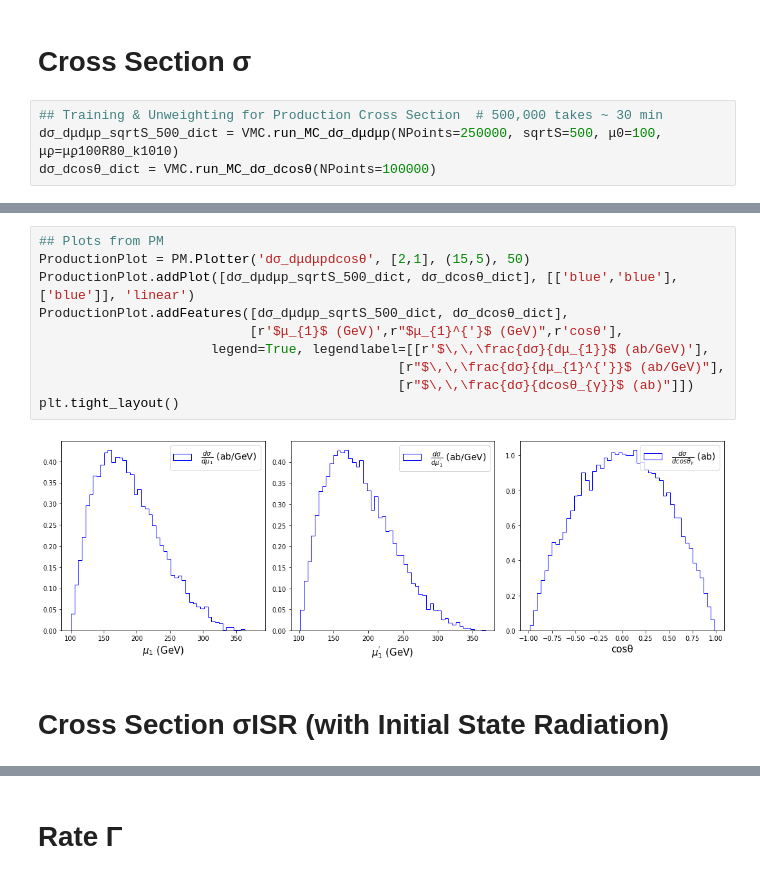
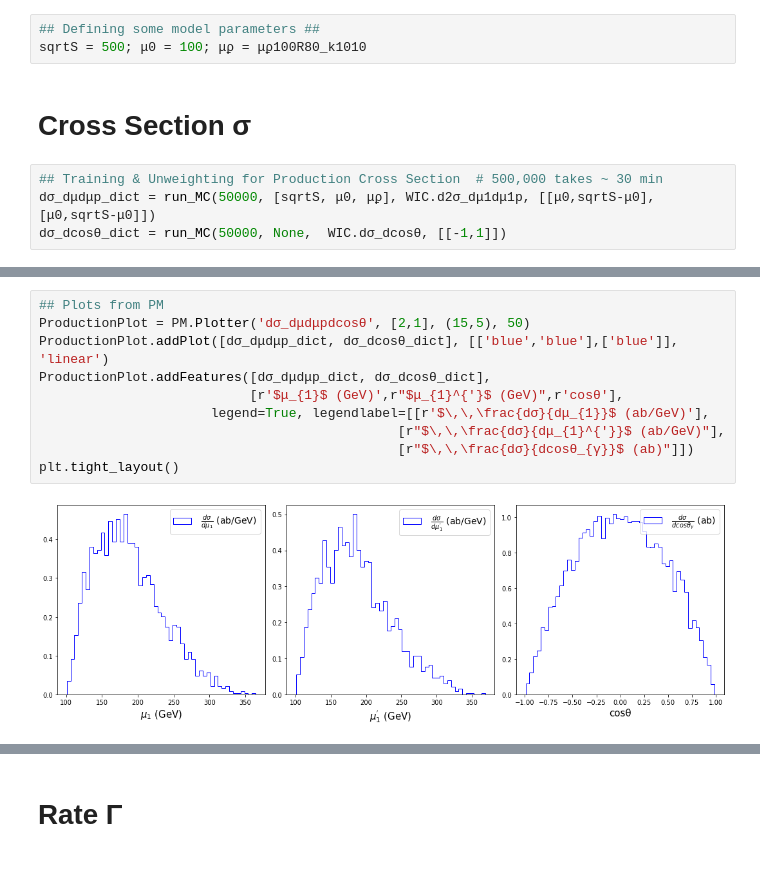
Before and after one commit to sferrante/VegasMC_WIC, a Jupyter notebook: VegasMC_WIC_Generation.ipynb, the cells around one changed output, grey strips where cells are left out. Cells and saved outputs as stored; diff of their text form.

```diff
--- a/VegasMC_WIC_Generation.ipynb
+++ b/VegasMC_WIC_Generation.ipynb
@@ -61,7 +63,10 @@ Text(0, 0.5, '$\\rho$(μ) ($GeV^{-2}$)')
+# %%
+## Defining some model parameters ##
+sqrtS = 500; μ0 = 100; μϼ = μϼ100R80_k1010
 # %% [markdown]
 # Cross Section σ
 # %%
 ## Training & Unweighting for Production Cross Section  # 500,000 takes ~ 30 min
-dσ_dμdμp_sqrtS_500_dict = VMC.run_MC_dσ_dμdμp(NPoints=250000, sqrtS=500, μ0=100, μϼ=μϼ100R80_k1010)
-dσ_dcosθ_dict = VMC.run_MC_dσ_dcosθ(NPoints=100000)
+dσ_dμdμp_dict = run_MC(50000, [sqrtS, μ0, μϼ], WIC.d2σ_dμ1dμ1p, [[μ0,sqrtS-μ0], [μ0,sqrtS-μ0]])
+dσ_dcosθ_dict = run_MC(50000, None,  WIC.dσ_dcosθ, [[-1,1]])
 # %% [output]
@@ -97,14 +99,12 @@ Total Cross Section:
 # %%
 ## Plots from PM
 ProductionPlot = PM.Plotter('dσ_dμdμpdcosθ', [2,1], (15,5), 50)
-ProductionPlot.addPlot([dσ_dμdμp_sqrtS_500_dict, dσ_dcosθ_dict], [['blue','blue'],['blue']], 'linear')
-ProductionPlot.addFeatures([dσ_dμdμp_sqrtS_500_dict, dσ_dcosθ_dict],
+ProductionPlot.addPlot([dσ_dμdμp_dict, dσ_dcosθ_dict], [['blue','blue'],['blue']], 'linear')
+ProductionPlot.addFeatures([dσ_dμdμp_dict, dσ_dcosθ_dict],
                            [r'$μ_{1}$ (GeV)',r"$μ_{1}^{'}$ (GeV)",r'cosθ'],
                       legend=True, legendlabel=[[r'$\,\,\frac{dσ}{dμ_{1}}$ (ab/GeV)'],
                                               [r"$\,\,\frac{dσ}{dμ_{1}^{'}}$ (ab/GeV)"],
                                               [r"$\,\,\frac{dσ}{dcosθ_{γ}}$ (ab)"]])
 plt.tight_layout()
 # %% [output]
-[figure, old version]
+[figure, new version]
-# %% [markdown]
-# Cross Section σISR (with Initial State Radiation)
```
Also changed, not shown: parts of 17 cells of this notebook.
